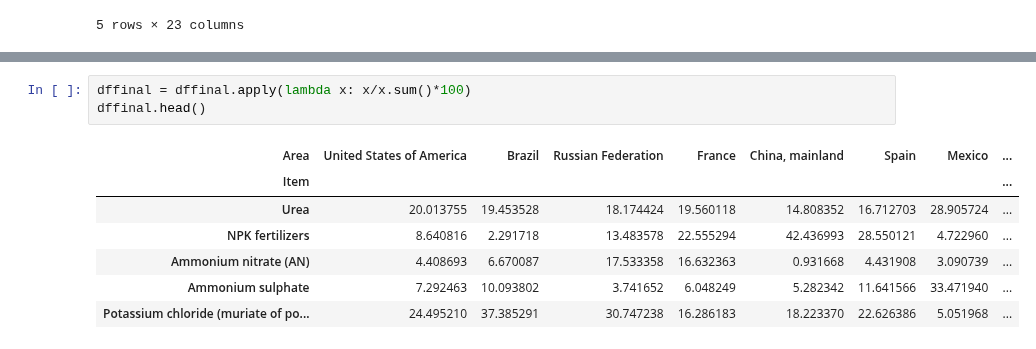
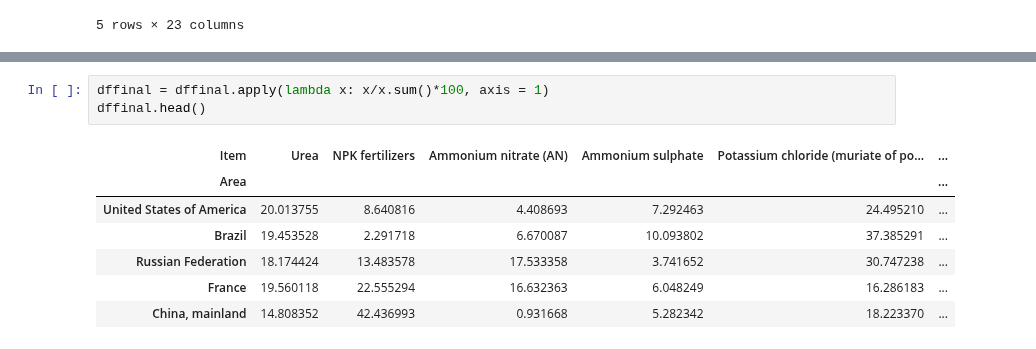
Before and after one commit to JSemelhago/DFManipulationComparison, a Jupyter notebook: src/DataframeManipulationTypes.ipynb, the cells around one changed output, grey strips where cells are left out. Drawn from its saved outputs; the diff is of its cells as text.

```diff
--- a/src/DataframeManipulationTypes.ipynb
+++ b/src/DataframeManipulationTypes.ipynb
@@ -262,14 +263,14 @@ dffinal.head()
 # %%
-dffinal = dffinal.apply(lambda x: x/x.sum()*100)
+dffinal = dffinal.apply(lambda x: x/x.sum()*100, axis = 1)
 dffinal.head()
 # %% [output]
-| Area | United States of America | Brazil | Russian Federation | France | China, mainland | Spain | Mexico | ... |
-| Item |  |  |  |  |  |  |  | ... |
-| Urea | 20.013755 | 19.453528 | 18.174424 | 19.560118 | 14.808352 | 16.712703 | 28.905724 | ... |
-| NPK fertilizers | 8.640816 | 2.291718 | 13.483578 | 22.555294 | 42.436993 | 28.550121 | 4.722960 | ... |
-| Ammonium nitrate (AN) | 4.408693 | 6.670087 | 17.533358 | 16.632363 | 0.931668 | 4.431908 | 3.090739 | ... |
-| Ammonium sulphate | 7.292463 | 10.093802 | 3.741652 | 6.048249 | 5.282342 | 11.641566 | 33.471940 | ... |
-| Potassium chloride (muriate of po... | 24.495210 | 37.385291 | 30.747238 | 16.286183 | 18.223370 | 22.626386 | 5.051968 | ... |
+| Item | Urea | NPK fertilizers | Ammonium nitrate (AN) | Ammonium sulphate | Potassium chloride (muriate of po... | ... |
+| Area |  |  |  |  |  | ... |
+| United States of America | 20.013755 | 8.640816 | 4.408693 | 7.292463 | 24.495210 | ... |
+| Brazil | 19.453528 | 2.291718 | 6.670087 | 10.093802 | 37.385291 | ... |
+| Russian Federation | 18.174424 | 13.483578 | 17.533358 | 3.741652 | 30.747238 | ... |
+| France | 19.560118 | 22.555294 | 16.632363 | 6.048249 | 16.286183 | ... |
+| China, mainland | 14.808352 | 42.436993 | 0.931668 | 5.282342 | 18.223370 | ... |
 # %%
 import matplotlib.pyplot as plt
 import matplotlib.image as mpimg
```
Also changed, not shown: parts of 3 cells of this notebook, 1 other file.
